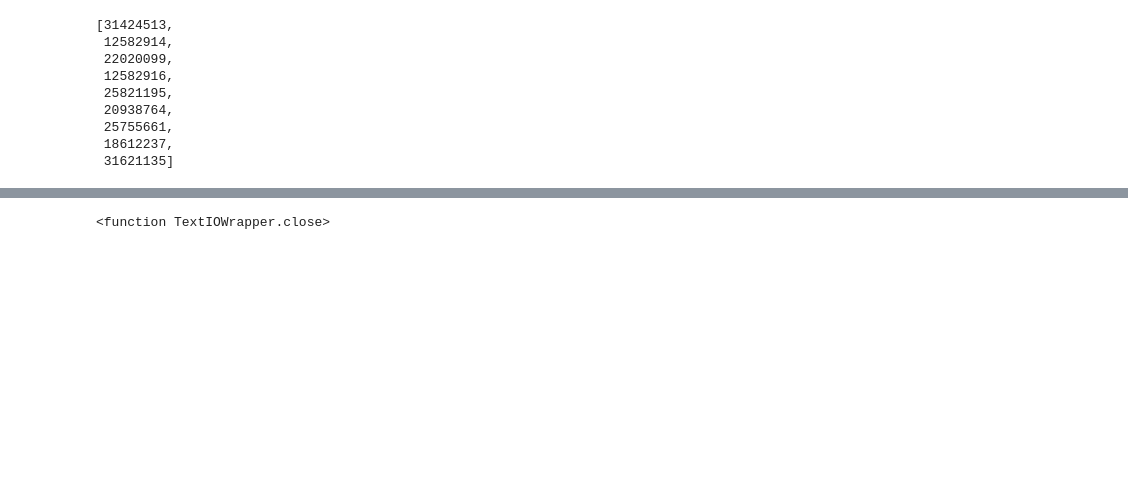
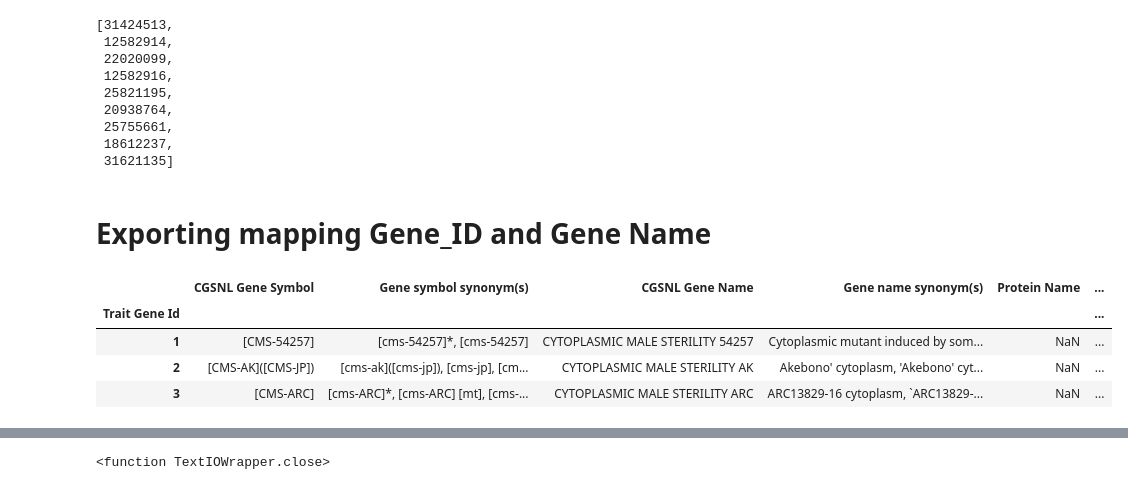
Before and after one commit to pierrelarmande/OryzaGP, a Jupyter notebook: src/OryzaGP.ipynb, the cells around one changed output, grey strips where cells are left out. Drawn from its saved outputs; the diff is of its cells as text; code cells hidden in the pictures; blank space fills up the shorter version.

```diff
--- a/src/OryzaGP.ipynb
+++ b/src/OryzaGP.ipynb
@@ -176,3 +180,13 @@ pmids[1:10]
  25755661,
  18612237,
  31621135]
+# %% [markdown]
+# Exporting mapping Gene_ID and Gene Name
+# %%
+pd_gene.head(3)
+# %% [output]
+|  | CGSNL Gene Symbol | Gene symbol synonym(s) | CGSNL Gene Name | Gene name synonym(s) | Protein Name | ... |
+| Trait Gene Id |  |  |  |  |  | ... |
+| 1 | [CMS-54257] | [cms-54257]*, [cms-54257] | CYTOPLASMIC MALE STERILITY 54257 | Cytoplasmic mutant induced by som... | NaN | ... |
+| 2 | [CMS-AK]([CMS-JP]) | [cms-ak]([cms-jp]), [cms-jp], [cm... | CYTOPLASMIC MALE STERILITY AK | Akebono' cytoplasm, 'Akebono' cyt... | NaN | ... |
+| 3 | [CMS-ARC] | [cms-ARC]*, [cms-ARC] [mt], [cms-... | CYTOPLASMIC MALE STERILITY ARC | ARC13829-16 cytoplasm, `ARC13829-... | NaN | ... |
```
Also changed, not shown: parts of 16 cells of this notebook.
